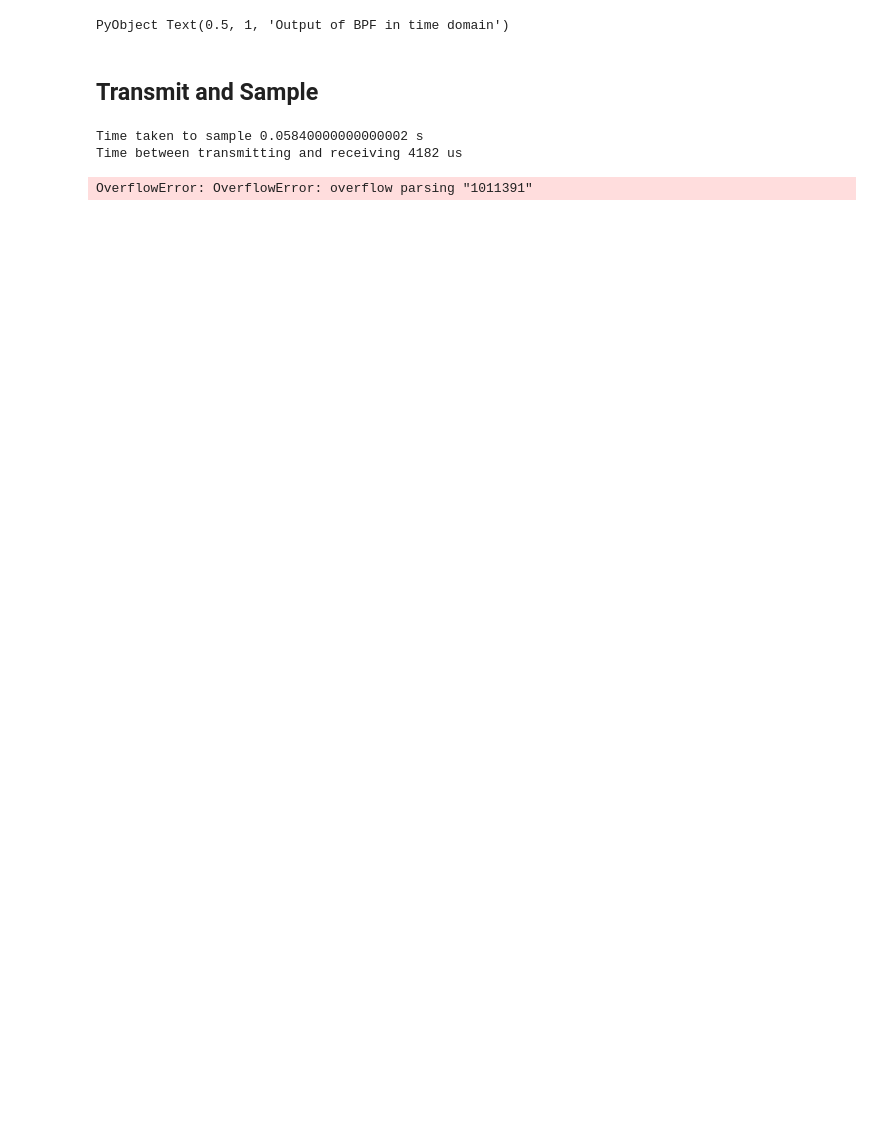
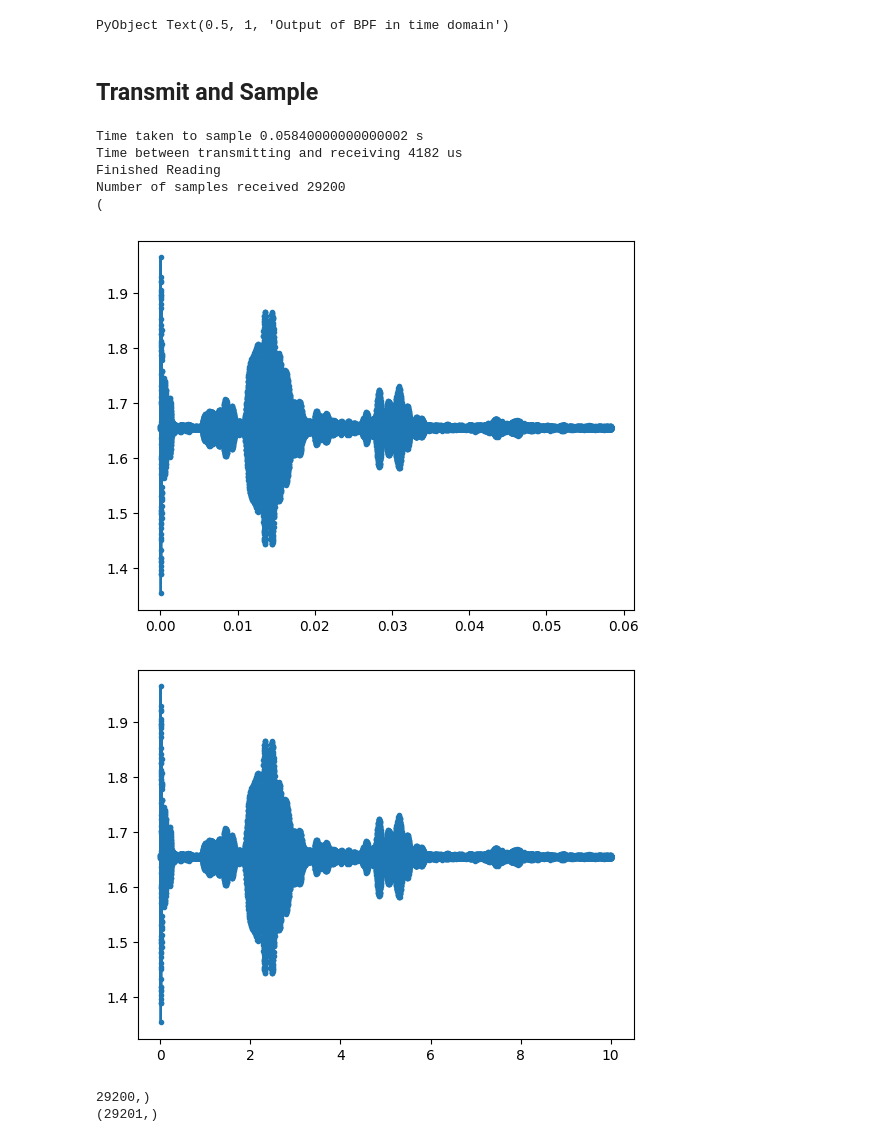
Before and after one commit to GDFLAW001/Sonar-Design, a Jupyter notebook: Source Code/Matthews Code/oneDimensionalPinger.ipynb, the cells around one changed output. Saved outputs shown, nothing was run; the diff lists cells and outputs as text; code cells hidden in the pictures; blank space fills up the shorter version.

```diff
--- a/Source Code/Matthews Code/oneDimensionalPinger.ipynb
+++ b/Source Code/Matthews Code/oneDimensionalPinger.ipynb
@@ -10,5 +10,5 @@ list_ports()
         Description:    USB Serial - 5870570
         Transport type: SP_TRANSPORT_USB
 # %%
-sp=open("/dev/ttyACM0",9600)
+sp=open("/dev/ttyACM5",9600)
 # %% [output]
@@ -148,6 +148,7 @@ S=29200 #Number of samples expected
 c = 343 # Speed of sound in air in m/s
 i =1 #data samples recieved
 x_rx=zeros(Int16,S) # Samples values recieved
+data=Array{Union{Nothing,String}}(nothing,S)
 
 # Clear buffer
 while (bytesavailable(sp)>0)
@@ -187,36 +188,43 @@ sleep(0.05)
 while true
     if bytesavailable(sp) < 3
         sleep(0.080) # Wait and check again
-        if bytesavailable(sp) < 1
+        if bytesavailable(sp) < 2
             println("Finished Reading")
             break
         end
     end
-    #s = (readline(sp))
+    #Array.set(data, i, (readline(sp)))-
+    #data[i] = (readline(sp))
     #println(i," ",s)
-    #x_rx[i]=(parse(Int16,(s)))
+    #x_rx[i]=(parse(Int32,(s)))&0b00000000000000001111111111111111
     x_rx[i]=(parse(Int16,(readline(sp))))
     #println(i," ",x_rx[i])
     i += 1
 end
 
  println("Number of samples received ", i-1)
 
 # Convert ADC output to voltage
 v_rx=(x_rx*(3.3/(2^12)))
 
 #Plot
 figure()
 plot(t[1:29200],v_rx,".-")
 show()
 
 figure()
 plot(r[1:29200],v_rx,".-")
 show()
 
 println(size(v_rx))
 println(size(t))
 # %% [output]
 Time taken to sample 0.05840000000000002 s
 Time between transmitting and receiving 4182 us
+Finished Reading
+Number of samples received 29200
+(
+[figure, added]
+[figure, added]
-OverflowError: OverflowError: overflow parsing "1011391"
+29200,)
+(29201,)
```
Also changed, not shown: parts of 5 cells of this notebook.
